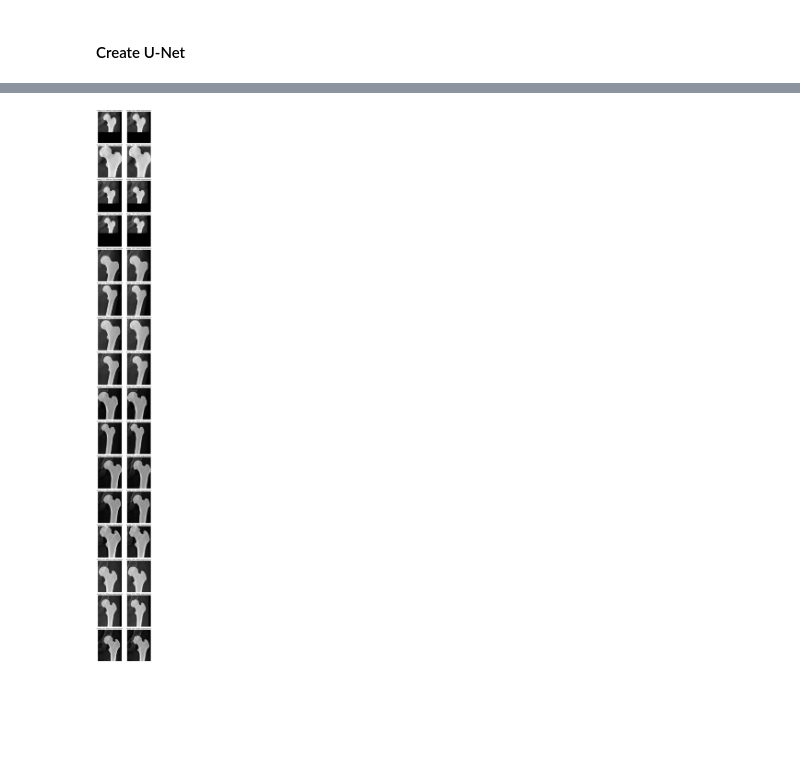
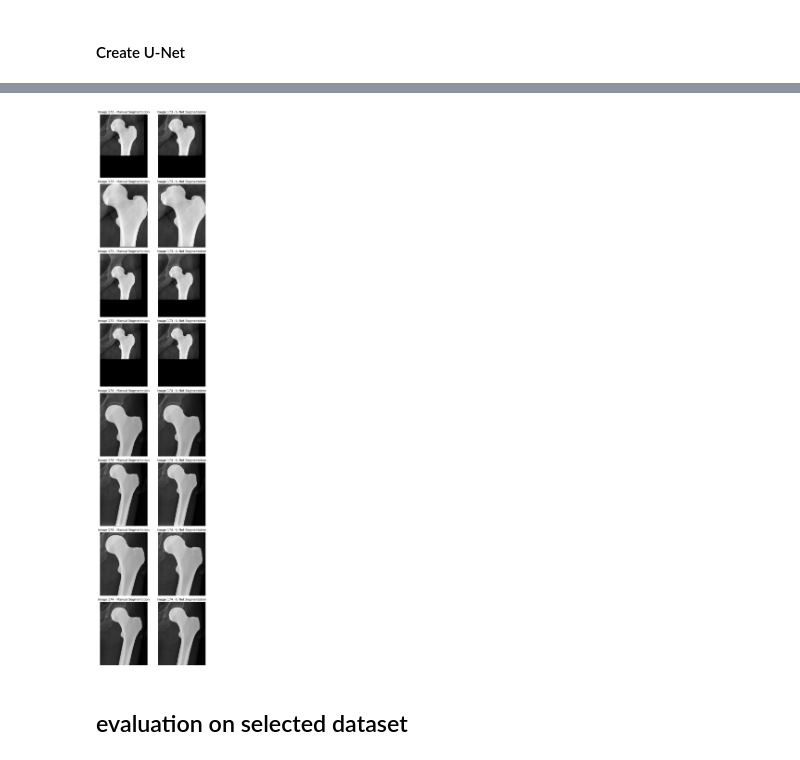
Before and after one commit to hmralavi/FemurSegmentation, a Jupyter notebook: Main_accurate.ipynb, the cells around one changed output, grey strips where cells are left out. Cells and saved outputs as stored; diff of their text form; code cells hidden in the pictures; blank space fills up the shorter version.

```diff
--- a/Main_accurate.ipynb
+++ b/Main_accurate.ipynb
@@ -36,7 +36,7 @@ testing_data = MyUtils.DataGenerator(path_testing_dataset, batch_size, image_sha
 batch_id = 0
 sample_batch_image, sample_batch_mask = training_data.__getitem__(batch_id)
 img_ids = training_data._get_image_ids(batch_id)
-fig, ax = plt.subplots(sample_batch_image.shape[0], 2, figsize=(5, 60))
+fig, ax = plt.subplots(sample_batch_image.shape[0], 2, figsize=(5, 30))
 for i in range(sample_batch_image.shape[0]):
     ax[i, 0].imshow(sample_batch_image[i,:,:,0],cmap='gray')
     ax[i, 0].set_title(str(img_ids[i//naugment]).zfill(3))
@@ -53,9 +53,9 @@ if femur_locator:
     UNetModel = UNet.create_UNet_locator((*image_shape,1), (*image_shape,1))
 else:
     UNetModel = UNet.create_UNet_accurate((*image_shape,1), (*image_shape,1))
-UNetModel.compile(optimizer=MyUtils.keras.optimizers.Adam(), loss=MyUtils.keras.losses.BinaryCrossentropy(), metrics=[MyUtils.dice_coef, MyUtils.iou_coef, MyUtils.keras.metrics.BinaryAccuracy(), MyUtils.keras.metrics.Recall(), MyUtils.keras.metrics.Precision()])
-# UNetModel.compile(optimizer="adam", loss=MyUtils.dice_coef_loss, metrics=[MyUtils.dice_coef])
+UNetModel.compile(optimizer=MyUtils.keras.optimizers.Adam(), loss=MyUtils.keras.losses.BinaryCrossentropy())
+# UNetModel.compile(optimizer=MyUtils.keras.optimizers.Adam(), loss=MyUtils.dice_coef_loss)
 # UNetModel.summary(line_length=120)
 # %%
-UNetModel.fit(training_data, validation_data=testing_data, epochs=50, workers=10)
+UNetModel.fit(training_data, validation_data=testing_data, epochs=100, workers=10, verbose=0)
 # %% [output]
@@ -85,8 +68,8 @@ else:
 # %%
 if femur_locator:
-    UNetModel = UNet.keras_models.load_model('UNetModel_locator.h5', custom_objects={"dice_coef_loss": MyUtils.dice_coef_loss, "dice_coef": MyUtils.dice_coef, "iou_coef": MyUtils.iou_coef})
+    UNetModel = UNet.keras_models.load_model('UNetModel_locator.h5')
 else:
-    UNetModel = UNet.keras_models.load_model('UNetModel_accurate.h5', custom_objects={"dice_coef_loss": MyUtils.dice_coef_loss, "dice_coef": MyUtils.dice_coef, "iou_coef": MyUtils.iou_coef})
+    UNetModel = UNet.keras_models.load_model('UNetModel_accurate.h5')
 # %%
 batch_id = 0
 sample_test_image, sample_test_mask = testing_data.__getitem__(batch_id)
@@ -97,16 +80,16 @@ predict_segment = (predict_segment>0.5).astype(np.bool_)
 # %%
-fig, axs = plt.subplots(sample_test_image.shape[0], 2, figsize=(8,80))
+fig, axs = plt.subplots(sample_test_image.shape[0], 2, figsize=(8,40))
 titles = [str(i).zfill(3) for i in testing_data._get_image_ids(batch_id)]
 for i in range(sample_test_image.shape[0]):
     axs[i,0].imshow(sample_test_image[i,:,:,0], cmap='gray')
     axs[i,0].imshow(sample_test_mask[i,:,:,0],cmap='gray',alpha=0.5)
     axs[i,0].set_title("Image %s - Manual Segmentation" % (titles[i//naugment]))
     axs[i,0].axis('off')
     axs[i,1].imshow(sample_test_image[i,:,:,0], cmap='gray')
     axs[i,1].imshow(predict_segment[i,:,:,0],cmap='gray',alpha=0.5)
     axs[i,1].set_title("Image %s - U-Net Segmentation" % (titles[i//naugment]))
     axs[i,1].axis('off')
 plt.subplots_adjust(hspace=0.1, wspace=0.1)
 # %% [output]
-[figure, old version]
+[figure, new version]
 # %%
@@ -114,0 +98,2 @@ with open('out.png','wb') as f:
+# %% [markdown]
+## evaluation on selected dataset
```
Also changed, not shown: parts of 11 cells of this notebook, 3 other files.
